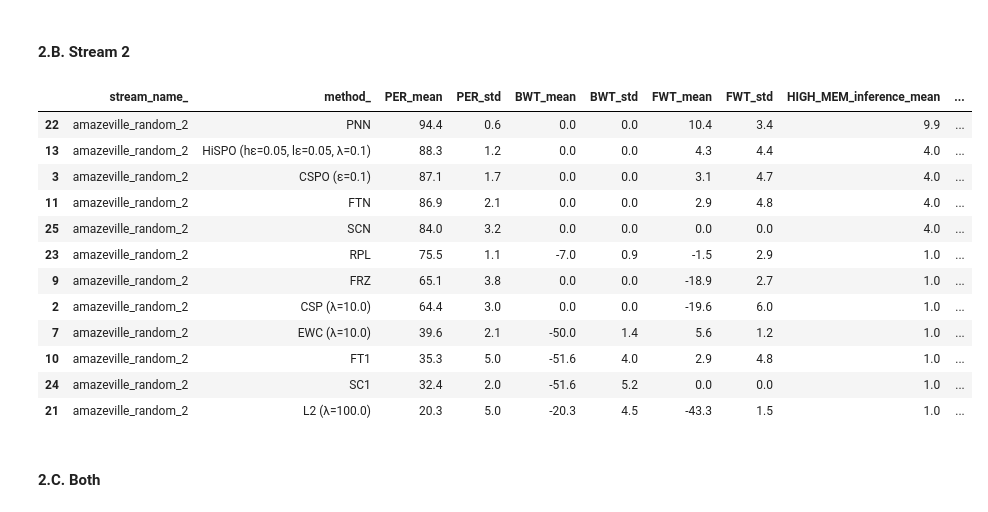
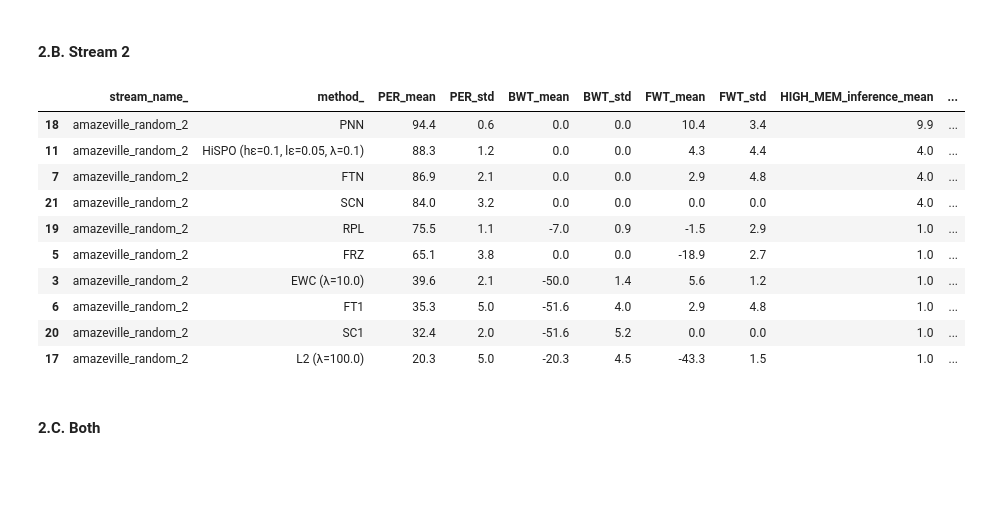
Before and after one commit to anosubcog9438/continual-nav-bench, a Jupyter notebook: experiments/2_continual/1_random_streams/godot_goal_amazeville/analysis.ipynb, the cells around one changed output. Saved outputs shown, nothing was run; the diff lists cells and outputs as text; code cells hidden in the pictures; blank space fills up the shorter version.

```diff
--- a/experiments/2_continual/1_random_streams/godot_goal_amazeville/analysis.ipynb
+++ b/experiments/2_continual/1_random_streams/godot_goal_amazeville/analysis.ipynb
@@ -75,13 +75,6 @@ if True:
     agent_ids += ["hgcbc_ewc_mlp_lb{}".format(lb) for lb in reg_lbs]
     agent_ids += ["hgcbc_l2_mlp_lb{}".format(lb) for lb in reg_lbs]
 
-    csp_lbs = [0.1, 1.0, 10.0]
-    agent_ids += ["hgcbc_csp_mlp_eps0.1_lb{}".format(lb) for lb in csp_lbs]
-
-    cspo_eps = [0.1]
-    cspo_lbs = [0.1]
-    agent_ids += ["hgcbc_cspofix_mlp_eps{}_lb{}_l2".format(eps, lb) for eps in cspo_eps for lb in cspo_lbs]
-
     hsp_eps = [0.1, 0.05]
     hsp_lbs = [0.1, 0.05]
     agent_ids += ["hgcbc_hispofix_mlp_heps{}_leps{}_lb{}_l2".format(heps, leps, lb) for heps in hsp_eps for leps in hsp_eps for lb in hsp_lbs]
@@ -99,13 +92,6 @@ if True:
     for lb in reg_lbs:
         agent_id_to_algo["hgcbc_ewc_mlp_lb{}".format(lb)] = "HBC"
         agent_id_to_algo["hgcbc_l2_mlp_lb{}".format(lb)] = "HBC"
-
-    for lb in csp_lbs:
-        agent_id_to_algo["hgcbc_csp_mlp_eps0.1_lb{}".format(lb)] = "HBC"
-
-    for lb in cspo_lbs:
-        for eps in cspo_eps:
-            agent_id_to_algo["hgcbc_cspofix_mlp_eps{}_lb{}_l2".format(eps, lb)] = "HBC"
 
     for lb in hsp_lbs:
         for heps in hsp_eps:
@@ -126,13 +112,6 @@ if True:
         agent_id_to_method["hgcbc_ewc_mlp_lb{}".format(lb)] = "EWC (λ={})".format(lb)
         agent_id_to_method["hgcbc_l2_mlp_lb{}".format(lb)] = "L2 (λ={})".format(lb)
 
-    for lb in csp_lbs:
-        agent_id_to_method["hgcbc_csp_mlp_eps0.1_lb{}".format(lb)] = "CSP (λ={})".format(lb)
-
-    for lb in cspo_lbs:
-        for eps in cspo_eps:
-            agent_id_to_method["hgcbc_cspofix_mlp_eps{}_lb{}_l2".format(eps, lb)] = "CSPO (ε={})".format(eps)
-
     for lb in hsp_lbs:
         for heps in hsp_eps:
             for leps in hsp_eps:
@@ -350,11 +312,0 @@ data
-# %%
-# as we filtered for the finished training (ie max train_task_idx reach n_tasks),
-# we want to sort all combination of agent_id, stream_name, seed to see the missing ones
-
-all_combinations = pd.DataFrame([(agent_id, stream_name, seed) for agent_id in agent_ids for stream_name in stream_names for seed in seeds], columns=["agent_id", "stream_name", "seed"])
-all_combinations = all_combinations.set_index(["agent_id", "stream_name", "seed"])
-all_combinations = all_combinations.loc[~all_combinations.index.isin(data.set_index(["agent_id", "stream_name", "seed"]).index)].reset_index()
-
-# print line by line the missing combinations
-for i, row in all_combinations.iterrows():
-    print(row["agent_id"], row["stream_name"], row["seed"])
@@ -559,53 +482,43 @@ metrics_2 = metrics_2.drop(ewc_idx)
 l2_idx = metrics_2[metrics_2["method_"].str.contains("L2")].index[0]
 l2_idx = metrics_2[(metrics_2["method_"].str.contains("L2")) & (metrics_2.index != l2_idx)].index
 metrics_2 = metrics_2.drop(l2_idx)
-# find 1st iteration of CSP (the best CSP for any lambda) and remove the other CSP
-csp_idx = metrics_2[metrics_2["method_"].str.contains("CSP ")].index[0]
-csp_idx = metrics_2[(metrics_2["method_"].str.contains("CSP ")) & (metrics_2.index != csp_idx)].index
-metrics_2 = metrics_2.drop(csp_idx)
-# find 1st iteration of CSPO (the best CSPO for any epsilon and lambda) and remove the other CSPO
-cspo_idx = metrics_2[metrics_2["method_"].str.contains("CSPO")].index[0]
-cspo_idx = metrics_2[(metrics_2["method_"].str.contains("CSPO")) & (metrics_2.index != cspo_idx)].index
-metrics_2 = metrics_2.drop(cspo_idx)
 # find 1st iteration of HiSPO (the best HiSPO for any epsilon and lambda) and remove the other HiSPO
 hispo_idx = metrics_2[metrics_2["method_"].str.contains("HiSPO")].index[0]
 hispo_idx = metrics_2[(metrics_2["method_"].str.contains("HiSPO")) & (metrics_2.index != hispo_idx)].index
 metrics_2 = metrics_2.drop(hispo_idx)
 
 # show
 metrics_2["PER_mean"] = (metrics_2["PER_mean"] * 100).round(1)
 metrics_2["PER_std"] = (metrics_2["PER_std"] * 100).round(1)
 metrics_2["BWT_mean"] = (metrics_2["BWT_mean"] * 100).round(1)
 metrics_2["BWT_std"] = (metrics_2["BWT_std"] * 100).round(1)
 metrics_2["FWT_mean"] = (metrics_2["FWT_mean"] * 100).round(1)
 metrics_2["FWT_std"] = (metrics_2["FWT_std"] * 100).round(1)
 metrics_2["HIGH_MEM_inference_mean"] = metrics_2["HIGH_MEM_inference_mean"].round(1)
 metrics_2["HIGH_MEM_inference_std"] = metrics_2["HIGH_MEM_inference_std"].round(1)
 metrics_2["HIGH_MEM_total_mean"] = metrics_2["HIGH_MEM_total_mean"].round(1)
 metrics_2["HIGH_MEM_total_std"] = metrics_2["HIGH_MEM_total_std"].round(1)
 metrics_2["LOW_MEM_inference_mean"] = metrics_2["LOW_MEM_inference_mean"].round(1)
 metrics_2["LOW_MEM_inference_std"] = metrics_2["LOW_MEM_inference_std"].round(1)
 metrics_2["LOW_MEM_total_mean"] = metrics_2["LOW_MEM_total_mean"].round(1)
 metrics_2["LOW_MEM_total_std"] = metrics_2["LOW_MEM_total_std"].round(1)
 metrics_2["MEM_inference_mean"] = metrics_2["MEM_inference_mean"].round(1)
 metrics_2["MEM_inference_std"] = metrics_2["MEM_inference_std"].round(1)
 metrics_2["MEM_total_mean"] = metrics_2["MEM_total_mean"].round(1)
 
 metrics_2
 # %% [output]
 |  | stream_name_ | method_ | PER_mean | PER_std | BWT_mean | BWT_std | FWT_mean | FWT_std | HIGH_MEM_inference_mean | ... |
-| 22 | amazeville_random_2 | PNN | 94.4 | 0.6 | 0.0 | 0.0 | 10.4 | 3.4 | 9.9 | ... |
-| 13 | amazeville_random_2 | HiSPO (hε=0.05, lε=0.05, λ=0.1) | 88.3 | 1.2 | 0.0 | 0.0 | 4.3 | 4.4 | 4.0 | ... |
-| 3 | amazeville_random_2 | CSPO (ε=0.1) | 87.1 | 1.7 | 0.0 | 0.0 | 3.1 | 4.7 | 4.0 | ... |
-| 11 | amazeville_random_2 | FTN | 86.9 | 2.1 | 0.0 | 0.0 | 2.9 | 4.8 | 4.0 | ... |
-| 25 | amazeville_random_2 | SCN | 84.0 | 3.2 | 0.0 | 0.0 | 0.0 | 0.0 | 4.0 | ... |
-| 23 | amazeville_random_2 | RPL | 75.5 | 1.1 | -7.0 | 0.9 | -1.5 | 2.9 | 1.0 | ... |
-| 9 | amazeville_random_2 | FRZ | 65.1 | 3.8 | 0.0 | 0.0 | -18.9 | 2.7 | 1.0 | ... |
-| 2 | amazeville_random_2 | CSP (λ=10.0) | 64.4 | 3.0 | 0.0 | 0.0 | -19.6 | 6.0 | 1.0 | ... |
-| 7 | amazeville_random_2 | EWC (λ=10.0) | 39.6 | 2.1 | -50.0 | 1.4 | 5.6 | 1.2 | 1.0 | ... |
-| 10 | amazeville_random_2 | FT1 | 35.3 | 5.0 | -51.6 | 4.0 | 2.9 | 4.8 | 1.0 | ... |
-| 24 | amazeville_random_2 | SC1 | 32.4 | 2.0 | -51.6 | 5.2 | 0.0 | 0.0 | 1.0 | ... |
-| 21 | amazeville_random_2 | L2 (λ=100.0) | 20.3 | 5.0 | -20.3 | 4.5 | -43.3 | 1.5 | 1.0 | ... |
+| 18 | amazeville_random_2 | PNN | 94.4 | 0.6 | 0.0 | 0.0 | 10.4 | 3.4 | 9.9 | ... |
+| 11 | amazeville_random_2 | HiSPO (hε=0.1, lε=0.05, λ=0.1) | 88.3 | 1.2 | 0.0 | 0.0 | 4.3 | 4.4 | 4.0 | ... |
+| 7 | amazeville_random_2 | FTN | 86.9 | 2.1 | 0.0 | 0.0 | 2.9 | 4.8 | 4.0 | ... |
+| 21 | amazeville_random_2 | SCN | 84.0 | 3.2 | 0.0 | 0.0 | 0.0 | 0.0 | 4.0 | ... |
+| 19 | amazeville_random_2 | RPL | 75.5 | 1.1 | -7.0 | 0.9 | -1.5 | 2.9 | 1.0 | ... |
+| 5 | amazeville_random_2 | FRZ | 65.1 | 3.8 | 0.0 | 0.0 | -18.9 | 2.7 | 1.0 | ... |
+| 3 | amazeville_random_2 | EWC (λ=10.0) | 39.6 | 2.1 | -50.0 | 1.4 | 5.6 | 1.2 | 1.0 | ... |
+| 6 | amazeville_random_2 | FT1 | 35.3 | 5.0 | -51.6 | 4.0 | 2.9 | 4.8 | 1.0 | ... |
+| 20 | amazeville_random_2 | SC1 | 32.4 | 2.0 | -51.6 | 5.2 | 0.0 | 0.0 | 1.0 | ... |
+| 17 | amazeville_random_2 | L2 (λ=100.0) | 20.3 | 5.0 | -20.3 | 4.5 | -43.3 | 1.5 | 1.0 | ... |
 # %% [markdown]
 #### 2.C. Both
 # %%
```
Also changed, not shown: parts of 5 cells of this notebook, 2 other files.
